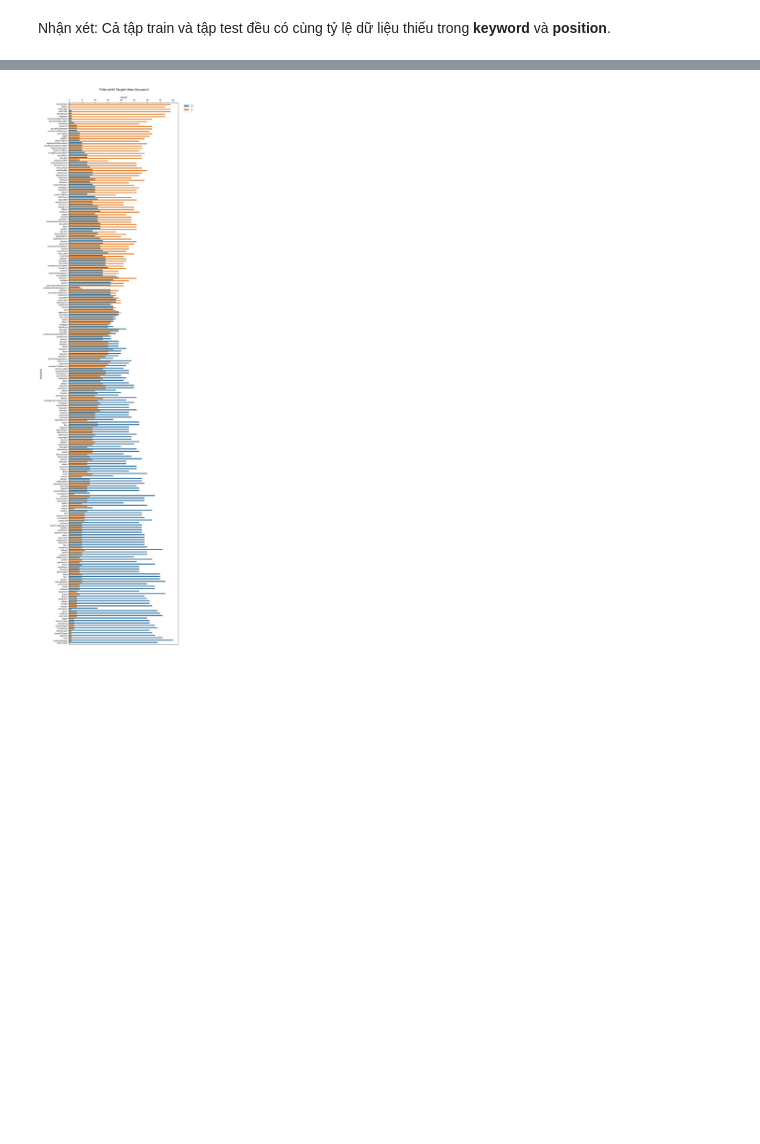
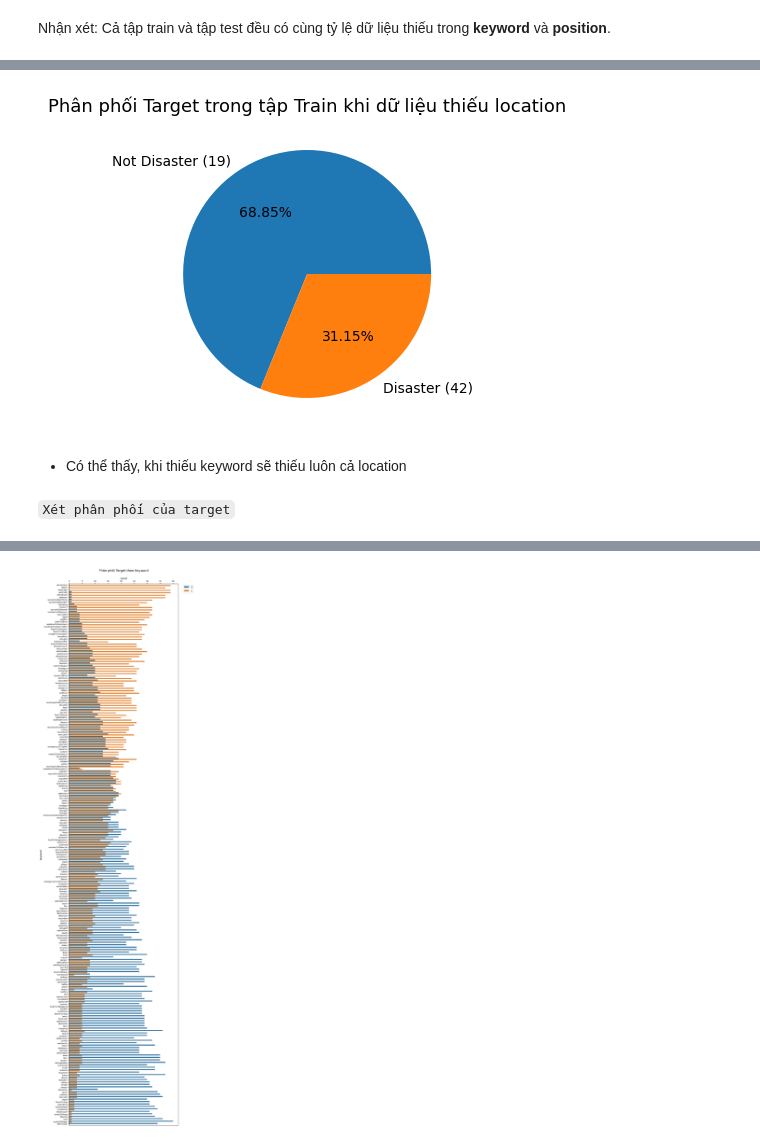
Before and after one commit to yakhimm/Disaster_Tweets, a Jupyter notebook: EDA.ipynb, the cells around one changed output, grey strips where cells are left out. Saved outputs shown, nothing was run; the diff lists cells and outputs as text; code cells hidden in the pictures; blank space fills up the shorter version.

```diff
--- a/EDA.ipynb
+++ b/EDA.ipynb
@@ -87,0 +159,19 @@ Nhận xét: Cả tập train và tập test đều có cùng tỷ lệ dữ li
+# %%
+missing_train_df = df_train[df_train.isna()["keyword"] & df_train.isna()["location"]]
+fig = plt.figure(figsize=(4, 10))
+
+# Biểu đồ tròn với số liệu phần trăm
+target_counts = missing_train_df['target'].value_counts()
+target_percentages = target_counts / target_counts.sum() * 100
+
+missing_train_df['target'].value_counts().plot(kind='pie', labels=['Not Disaster ({})'.format(target_counts[0]), 'Disaster ({})'.format(target_counts[1])],
+                                       autopct=lambda p: '{:.2f}%'.format(p))
+
+plt.axis('off')
+plt.title('Phân phối Target trong tập Train khi dữ liệu thiếu location', fontsize=13);
+# %% [output]
+[figure, added]
+# %% [markdown]
+- Có thể thấy, khi thiếu keyword sẽ thiếu luôn cả location
+# %% [markdown]
+`Xét phân phối của target`
```
Also changed, not shown: parts of 22 cells of this notebook.
